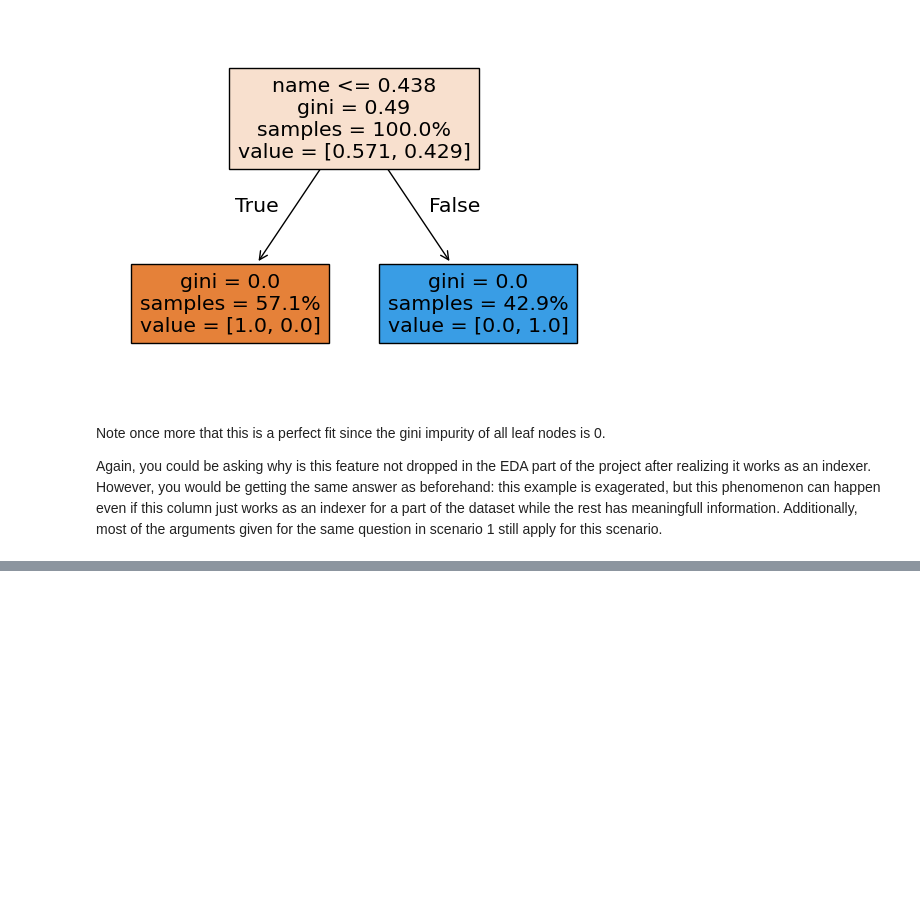
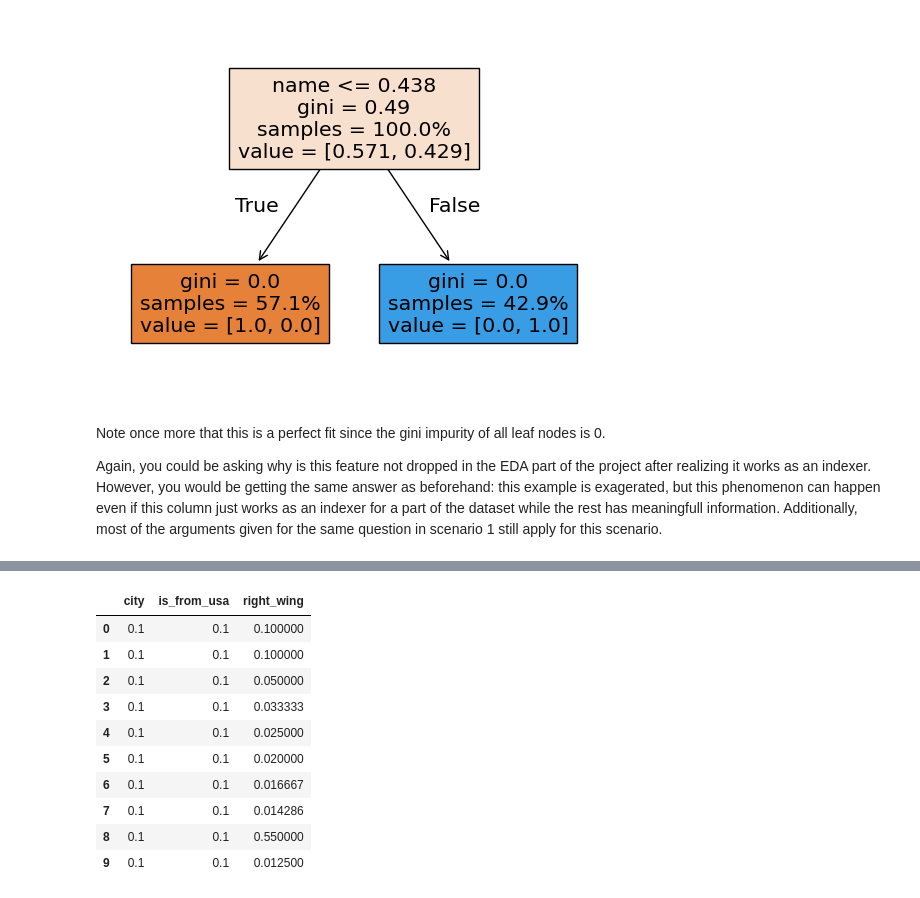
Before and after one commit to dooreas/TowardsCatboost, a Jupyter notebook: towards_catboost.ipynb, the cells around one changed output, grey strips where cells are left out. Cells and saved outputs as stored; diff of their text form; code cells hidden in the pictures; blank space fills up the shorter version.

```diff
--- a/towards_catboost.ipynb
+++ b/towards_catboost.ipynb
@@ -318,0 +368,19 @@ Again, you could be asking why is this feature not dropped in the EDA part of th
+# %%
+catboost_encoder = ce.CatBoostEncoder(cols=["city", "right_wing", "is_from_usa"])
+catboost_encoded_data = catboost_encoder.fit_transform(
+    final_dataset.drop(columns=["target"], axis=1),
+    final_dataset["target"],
+)
+catboost_encoded_data
+# %% [output]
+|  | city | is_from_usa | right_wing |
+| 0 | 0.1 | 0.1 | 0.100000 |
+| 1 | 0.1 | 0.1 | 0.100000 |
+| 2 | 0.1 | 0.1 | 0.050000 |
+| 3 | 0.1 | 0.1 | 0.033333 |
+| 4 | 0.1 | 0.1 | 0.025000 |
+| 5 | 0.1 | 0.1 | 0.020000 |
+| 6 | 0.1 | 0.1 | 0.016667 |
+| 7 | 0.1 | 0.1 | 0.014286 |
+| 8 | 0.1 | 0.1 | 0.550000 |
+| 9 | 0.1 | 0.1 | 0.012500 |
```
Also changed, not shown: parts of 4 cells of this notebook, 1 other file.
